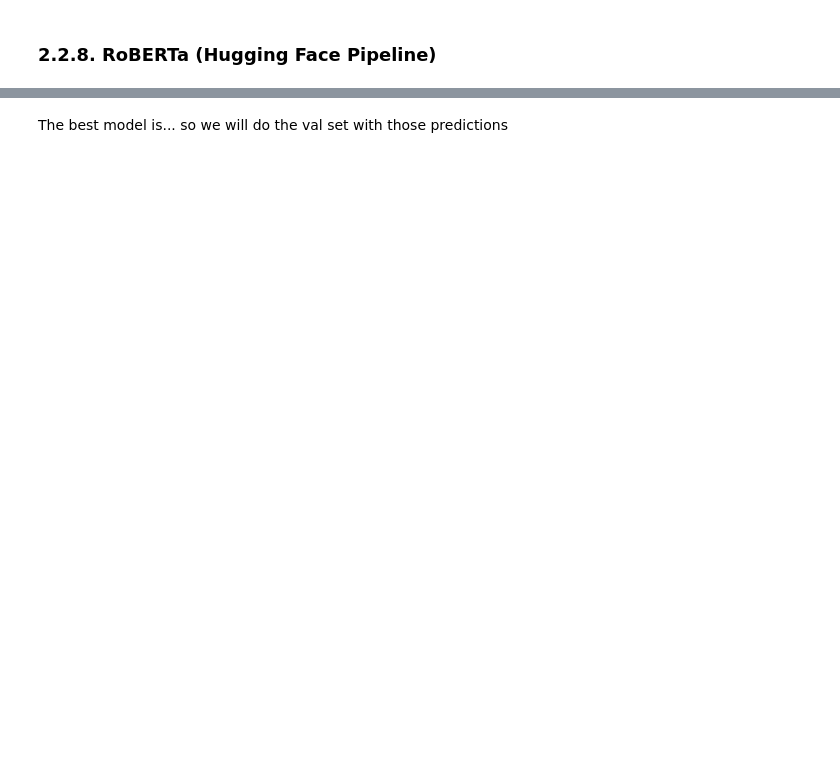
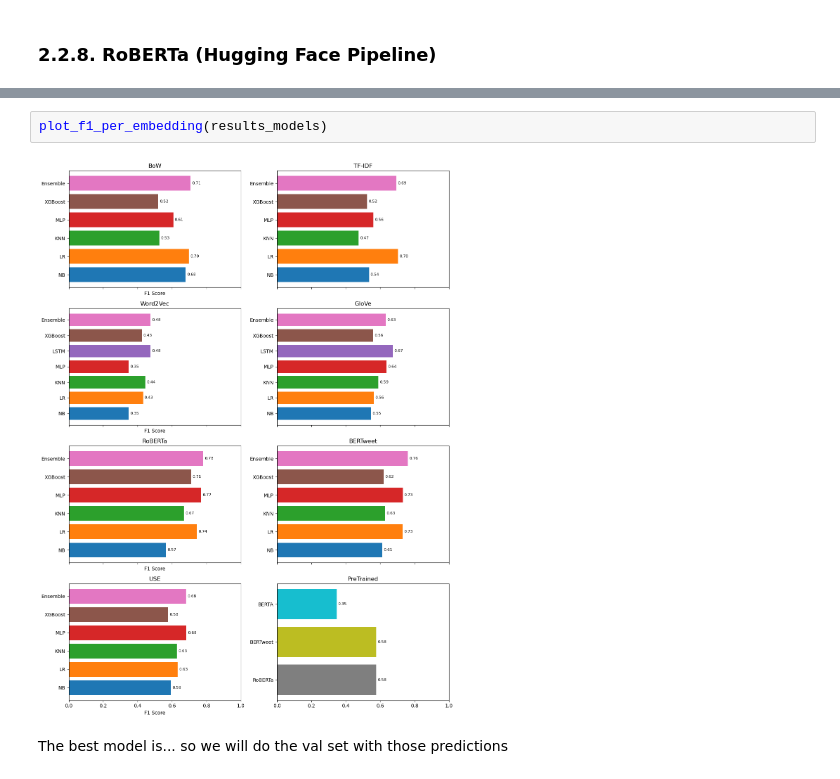
Before and after one commit to joanaramosrodrigues/TextMining_Project, a Jupyter notebook: TM_Group07_13_06_2025.ipynb, the cells around one changed output, grey strips where cells are left out. Saved outputs shown, nothing was run; the diff lists cells and outputs as text; blank space fills up the shorter version.

```diff
--- a/TM_Group07_13_06_2025.ipynb
+++ b/TM_Group07_13_06_2025.ipynb
@@ -1959,3 +2970,7 @@ plt.show()
+# %%
+plot_f1_per_embedding(results_models)
+# %% [output]
+[figure, added]
 # %% [markdown]
 The best model is... so we will do the val set with those predictions
 # %%
```
Also changed, not shown: parts of 150 cells of this notebook, 5 other files.
